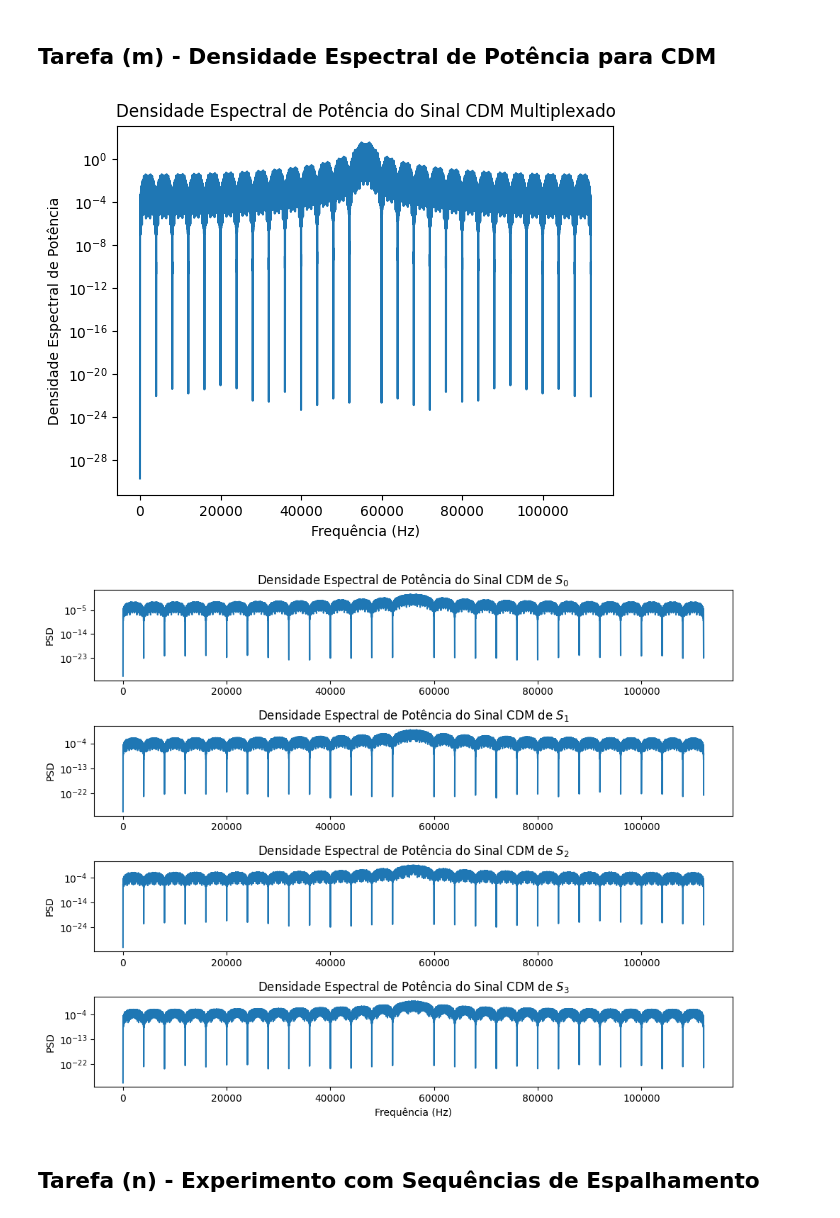
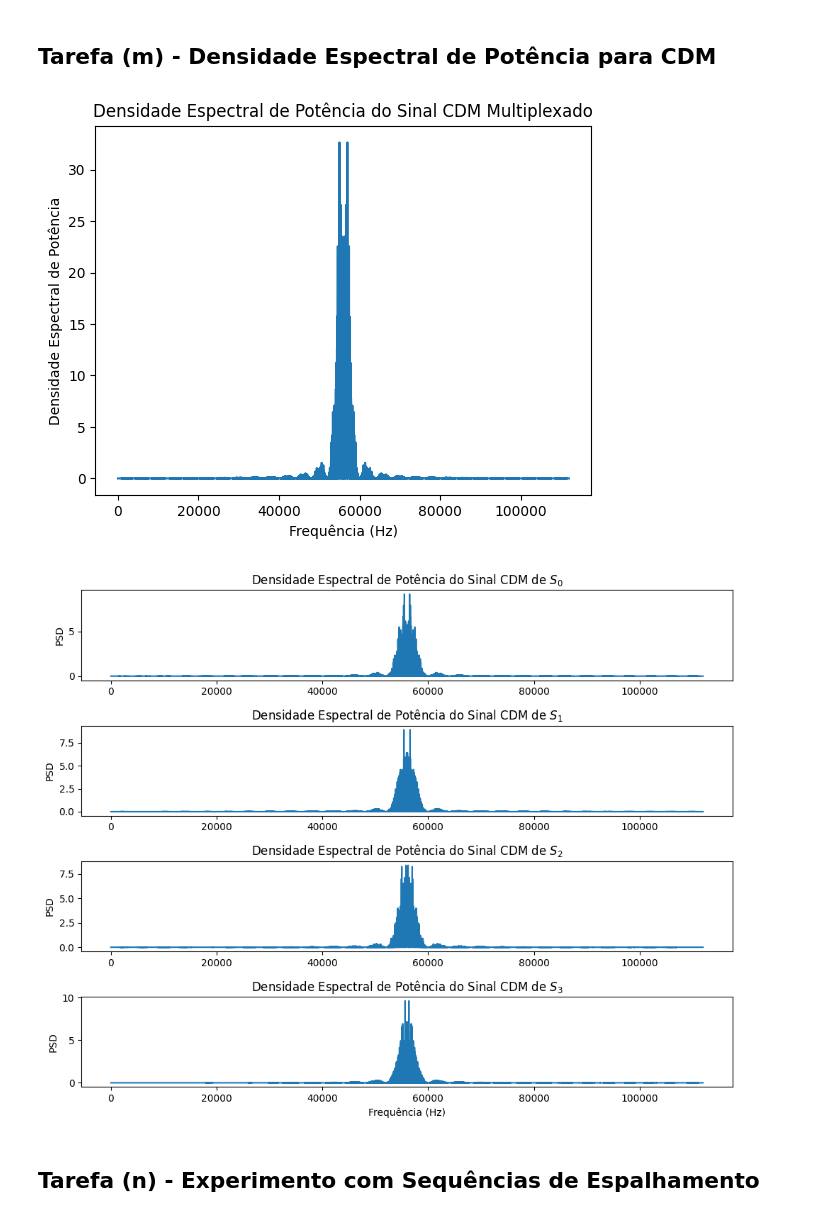
Before and after one commit to vini-fda/EET51_Lab4, a Jupyter notebook: lab4.ipynb, the cells around one changed output. Drawn from its saved outputs; the diff is of its cells as text; code cells hidden in the pictures.

```diff
--- a/lab4.ipynb
+++ b/lab4.ipynb
@@ -260,13 +262,13 @@ plt.show()
 ## Tarefa (m) - Densidade Espectral de Potência para CDM
 # %%
 f_cdm, Pxx_cdm = periodogram(modulated_cdm_signal, Fa)
-plt.semilogy(f_cdm, Pxx_cdm)
+plt.plot(f_cdm, Pxx_cdm)
 plt.xlabel('Frequência (Hz)')
 plt.ylabel('Densidade Espectral de Potência')
 plt.title('Densidade Espectral de Potência do Sinal CDM Multiplexado')
 plt.show()
 # %% [output]
-[figure, old version]
+[figure, new version]
 # %%
 # Criar uma figura com 4 subplots
 fig, axs = plt.subplots(4, 1, figsize=(10, 8))
@@ -274,7 +276,7 @@ fig, axs = plt.subplots(4, 1, figsize=(10, 8))
 for i, signal in enumerate(modulated_cdm_signals):
     f_cdm, Pxx_cdm = periodogram(modulated_cdm_signals[i], Fa)
 
-    axs[i].semilogy(f_cdm, Pxx_cdm)
+    axs[i].plot(f_cdm, Pxx_cdm)
     axs[i].set_title(f'Densidade Espectral de Potência do Sinal CDM de $S_{i}$')
     axs[i].set_ylabel('PSD')
 
@@ -282,7 +284,7 @@ axs[-1].set_xlabel('Frequência (Hz)')
 plt.tight_layout()
 plt.show()
 # %% [output]
-[figure, old version]
+[figure, new version]
 # %% [markdown]
 ## Tarefa (n) - Experimento com Sequências de Espalhamento
 # %% [markdown]
```
Also changed, not shown: parts of 3 cells of this notebook.
